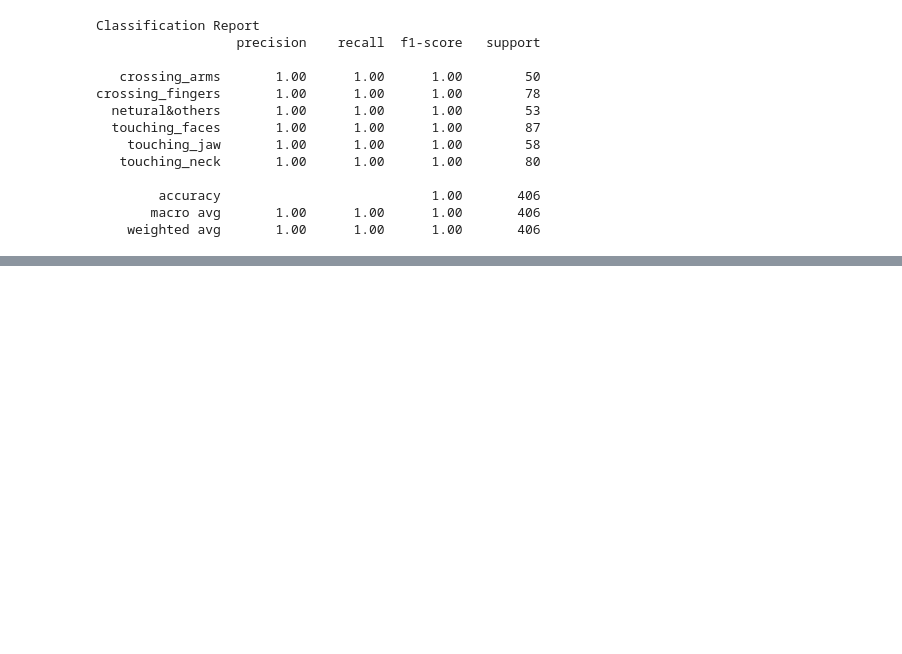
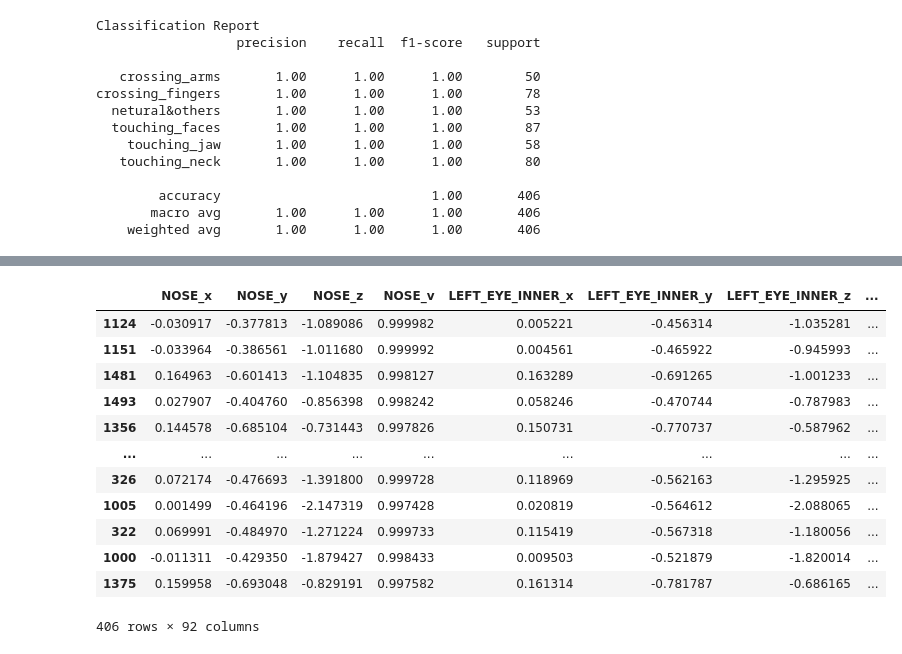
Before and after one commit to Tommysch629/chshish2_23CS095_Stress-Detection, a Jupyter notebook: gesture_model.ipynb, the cells around one changed output, grey strips where cells are left out. Cells and saved outputs as stored; diff of their text form; code cells hidden in the pictures; blank space fills up the shorter version.

```diff
--- a/gesture_model.ipynb
+++ b/gesture_model.ipynb
@@ -108,0 +129,16 @@ crossing_fingers       1.00      1.00      1.00        78
+# %%
+x_test
+# %% [output]
+|  | NOSE_x | NOSE_y | NOSE_z | NOSE_v | LEFT_EYE_INNER_x | LEFT_EYE_INNER_y | LEFT_EYE_INNER_z | ... |
+| 1124 | -0.030917 | -0.377813 | -1.089086 | 0.999982 | 0.005221 | -0.456314 | -1.035281 | ... |
+| 1151 | -0.033964 | -0.386561 | -1.011680 | 0.999992 | 0.004561 | -0.465922 | -0.945993 | ... |
+| 1481 | 0.164963 | -0.601413 | -1.104835 | 0.998127 | 0.163289 | -0.691265 | -1.001233 | ... |
+| 1493 | 0.027907 | -0.404760 | -0.856398 | 0.998242 | 0.058246 | -0.470744 | -0.787983 | ... |
+| 1356 | 0.144578 | -0.685104 | -0.731443 | 0.997826 | 0.150731 | -0.770737 | -0.587962 | ... |
+| ... | ... | ... | ... | ... | ... | ... | ... | ... |
+| 326 | 0.072174 | -0.476693 | -1.391800 | 0.999728 | 0.118969 | -0.562163 | -1.295925 | ... |
+| 1005 | 0.001499 | -0.464196 | -2.147319 | 0.997428 | 0.020819 | -0.564612 | -2.088065 | ... |
+| 322 | 0.069991 | -0.484970 | -1.271224 | 0.999733 | 0.115419 | -0.567318 | -1.180056 | ... |
+| 1000 | -0.011311 | -0.429350 | -1.879427 | 0.998433 | 0.009503 | -0.521879 | -1.820014 | ... |
+| 1375 | 0.159958 | -0.693048 | -0.829191 | 0.997582 | 0.161314 | -0.781787 | -0.686165 | ... |
+406 rows × 92 columns
```
Also changed, not shown: parts of 8 cells of this notebook, 3 other files.
